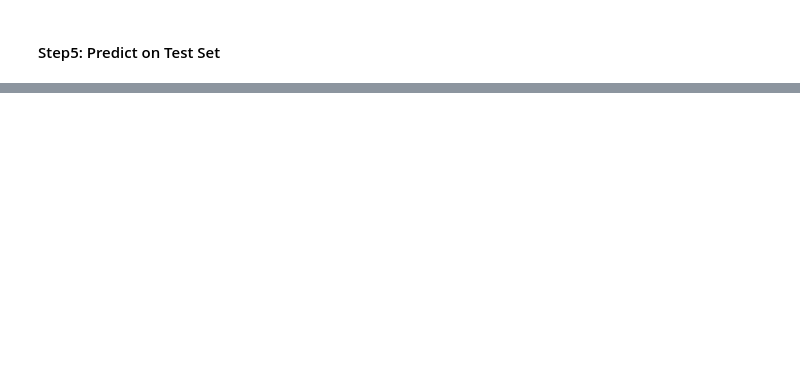
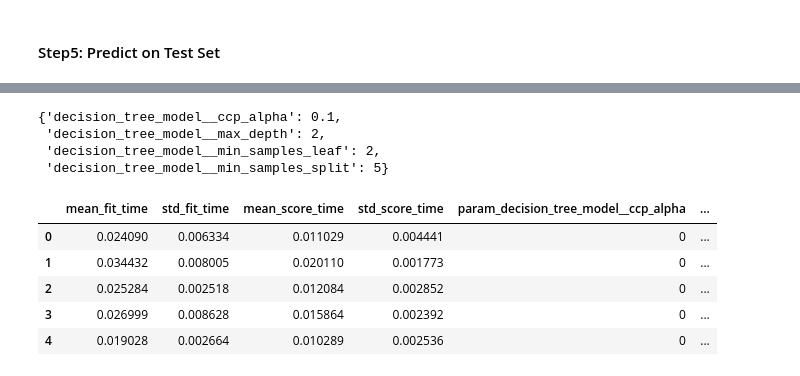
Before and after one commit to shandeep92/data_science, a Jupyter notebook: other_projects/miscellaneous/pipeline_practice.ipynb, the cells around one changed output, grey strips where cells are left out. Saved outputs shown, nothing was run; the diff lists cells and outputs as text; code cells hidden in the pictures; blank space fills up the shorter version.

```diff
--- a/other_projects/miscellaneous/pipeline_practice.ipynb
+++ b/other_projects/miscellaneous/pipeline_practice.ipynb
@@ -208,0 +350,21 @@ F1-Score Score: 0.3694267515923567
+# %%
+# Dictionary of hyperparameters for Decision Tree Model
+
+grid = GridSearchCV(pipe,
+                    param_grid = {'decision_tree_model__max_depth': [2, 3, 5, 7],
+                                  'decision_tree_model__min_samples_split': [5, 10, 15, 20],
+                                  'decision_tree_model__min_samples_leaf': [2, 3, 4, 5, 6],
+                                  'decision_tree_model__ccp_alpha': [0, 0.001, 0.01, 0.1, 1, 10]},
+                    cv = 5,
+                    verbose = 2)
+# %%
+import time
+
+# Start our timer.
+t0 = time.time()
+
+# Let's GridSearch over the above parameters on our training data.
+grid = grid.fit(X_train, y_train)
+
+# Stop our timer and print the result.
+print(time.time() - t0)
@@ -208,0 +389,17 @@ F1-Score Score: 0.3694267515923567
+# %%
+# What were our best parameters?
+grid.best_params_
+# %% [output]
+{'decision_tree_model__ccp_alpha': 0.1,
+ 'decision_tree_model__max_depth': 2,
+ 'decision_tree_model__min_samples_leaf': 2,
+ 'decision_tree_model__min_samples_split': 5}
+# %%
+pd.DataFrame(grid.cv_results_).head()
+# %% [output]
+|  | mean_fit_time | std_fit_time | mean_score_time | std_score_time | param_decision_tree_model__ccp_alpha | ... |
+| 0 | 0.024090 | 0.006334 | 0.011029 | 0.004441 | 0 | ... |
+| 1 | 0.034432 | 0.008005 | 0.020110 | 0.001773 | 0 | ... |
+| 2 | 0.025284 | 0.002518 | 0.012084 | 0.002852 | 0 | ... |
+| 3 | 0.026999 | 0.008628 | 0.015864 | 0.002392 | 0 | ... |
+| 4 | 0.019028 | 0.002664 | 0.010289 | 0.002536 | 0 | ... |
```
Also changed, not shown: parts of 35 cells of this notebook, 1 other file.
